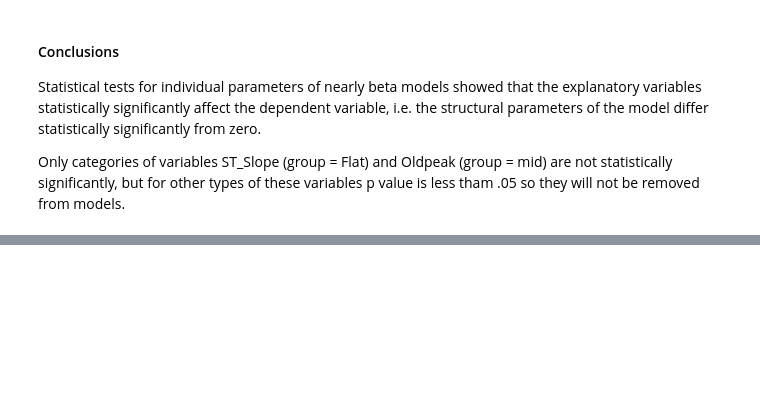
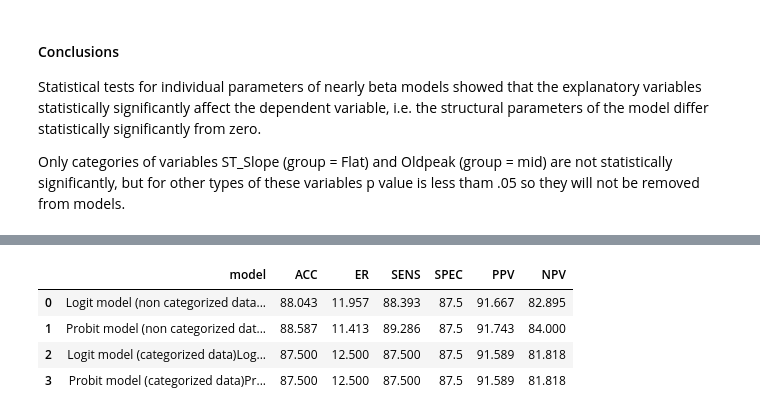
Before and after one commit to PilgrimMatthias/HeartDiseas_prediction, a Jupyter notebook: heartdisease.ipynb, the cells around one changed output, grey strips where cells are left out. Saved outputs shown, nothing was run; the diff lists cells and outputs as text; code cells hidden in the pictures; blank space fills up the shorter version.

```diff
--- a/heartdisease.ipynb
+++ b/heartdisease.ipynb
@@ -1094,0 +1161,26 @@ Best model is Logit 1 (non categorized data) as it has the best goodness of fit
+# %%
+def prs_result(model_name, model, data):
+    pred_values = model.predict(data)
+    pred_values = np.where(pred_values > 0.5, 1, 0)
+    actual_values = data['HeartDisease']
+
+    ACC = accuracy_score(actual_values, pred_values)
+    ER = 1 - ACC
+    SENS = recall_score(actual_values, pred_values)
+    SPEC = recall_score(actual_values, pred_values, pos_label = 0)
+    PPV = precision_score(actual_values, pred_values)
+    NPV = precision_score(actual_values, pred_values, pos_label = 0)
+
+    return pd.DataFrame([{'model': model_name, 'ACC': ACC, 'ER': ER, 'SENS': SENS, 'SPEC': SPEC, 'PPV': PPV, 'NPV': NPV}]).round(5)
+# %%
+presicions_models_score = prs_result('Logit model (non categorized data)', logit_1_results, test_data)
+presicions_models_score = pd.concat([presicions_models_score, prs_result('Probit model (non categorized data)', probit_1_results, test_data)], ignore_index = True)
+presicions_models_score = pd.concat([presicions_models_score, prs_result('Logit model (categorized data)', logit_2_results, test_cat_data)], ignore_index = True)
+presicions_models_score = pd.concat([presicions_models_score, prs_result('Probit model (categorized data)', probit_2_results, test_cat_data)], ignore_index = True)
+presicions_models_score * 100
+# %% [output]
+|  | model | ACC | ER | SENS | SPEC | PPV | NPV |
+| 0 | Logit model (non categorized data... | 88.043 | 11.957 | 88.393 | 87.5 | 91.667 | 82.895 |
+| 1 | Probit model (non categorized dat... | 88.587 | 11.413 | 89.286 | 87.5 | 91.743 | 84.000 |
+| 2 | Logit model (categorized data)Log... | 87.500 | 12.500 | 87.500 | 87.5 | 91.589 | 81.818 |
+| 3 | Probit model (categorized data)Pr... | 87.500 | 12.500 | 87.500 | 87.5 | 91.589 | 81.818 |
```
Also changed, not shown: parts of 20 cells of this notebook.
